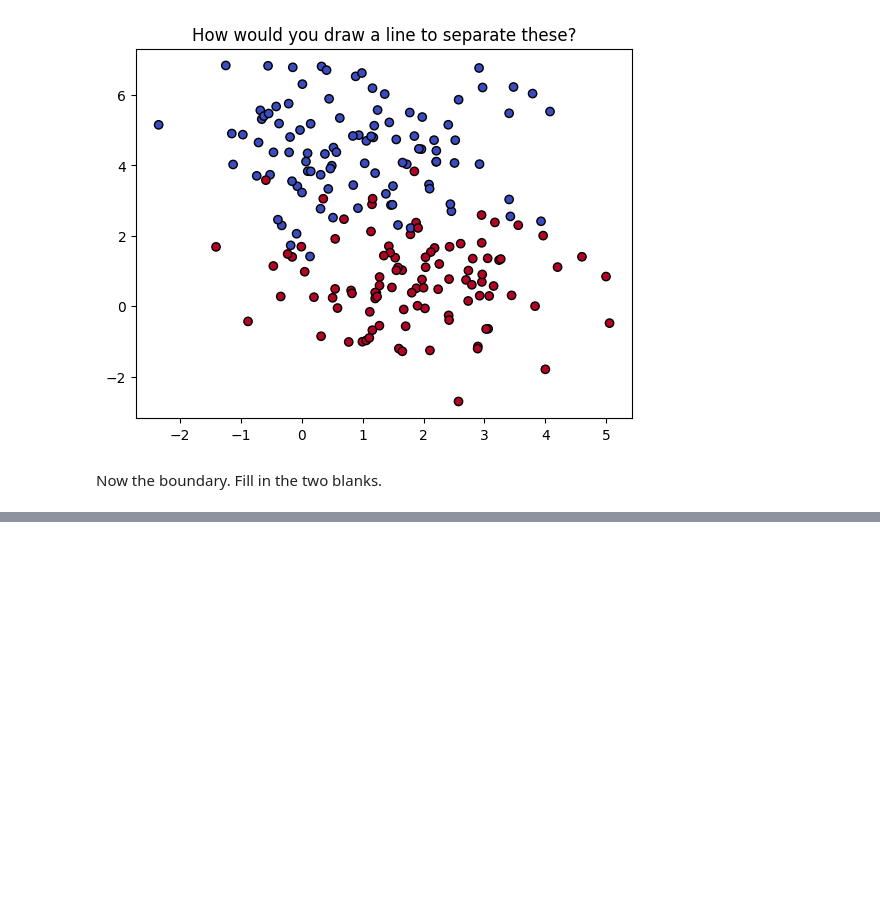
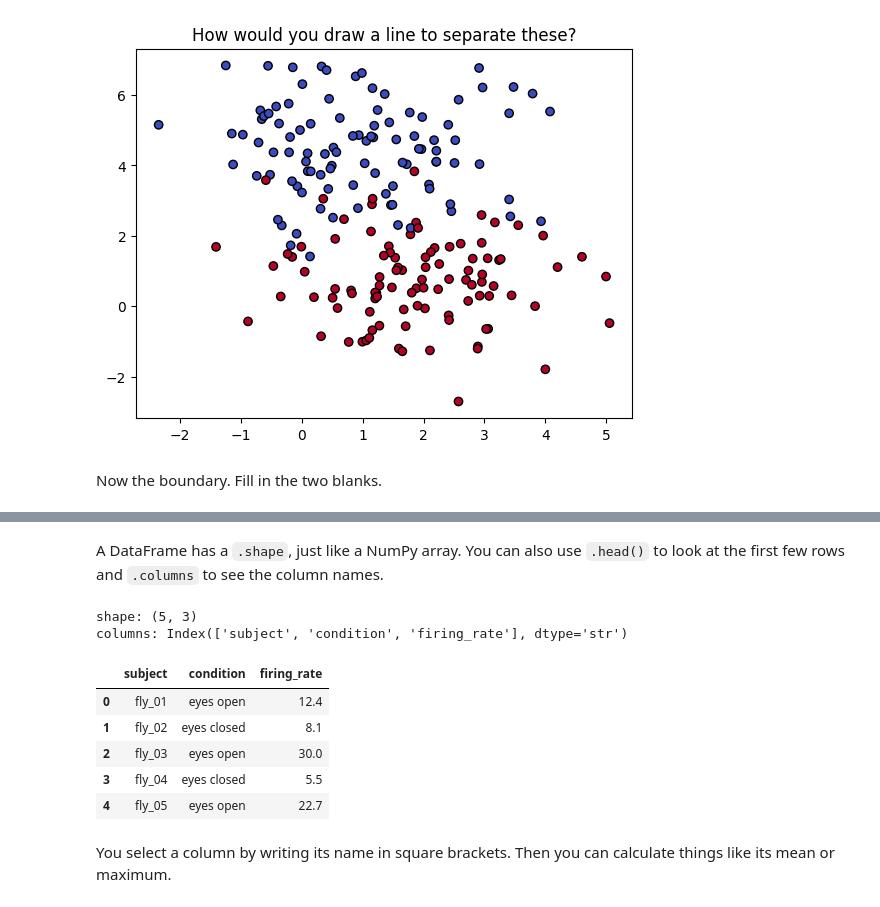
Before and after one commit to TuragaLab/jhu-janelia-ml-demo, a Jupyter notebook: intro_coding_tutorial.ipynb, the cells around one changed output, grey strips where cells are left out. Drawn from its saved outputs; the diff is of its cells as text; code cells hidden in the pictures; blank space fills up the shorter version.

```diff
--- a/intro_coding_tutorial.ipynb
+++ b/intro_coding_tutorial.ipynb
@@ -510,0 +535,17 @@ plt.show()
+# %% [markdown]
+A DataFrame has a `.shape`, just like a NumPy array. You can also use `.head()` to look at the first few rows and `.columns` to see the column names.
+# %%
+print("shape:", recordings.shape)
+print("columns:", recordings.columns)
+recordings.head()
+# %% [output]
+shape: (5, 3)
+columns: Index(['subject', 'condition', 'firing_rate'], dtype='str')
+|  | subject | condition | firing_rate |
+| 0 | fly_01 | eyes open | 12.4 |
+| 1 | fly_02 | eyes closed | 8.1 |
+| 2 | fly_03 | eyes open | 30.0 |
+| 3 | fly_04 | eyes closed | 5.5 |
+| 4 | fly_05 | eyes open | 22.7 |
+# %% [markdown]
+You select a column by writing its name in square brackets. Then you can calculate things like its mean or maximum.
```
Also changed, not shown: parts of 13 cells of this notebook.
